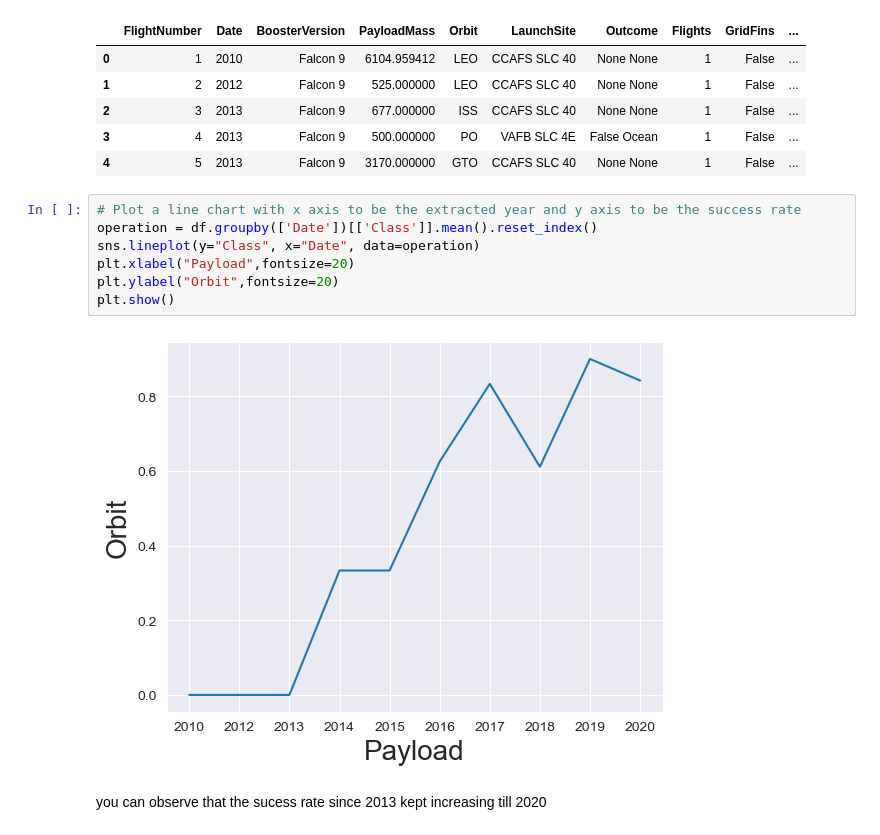
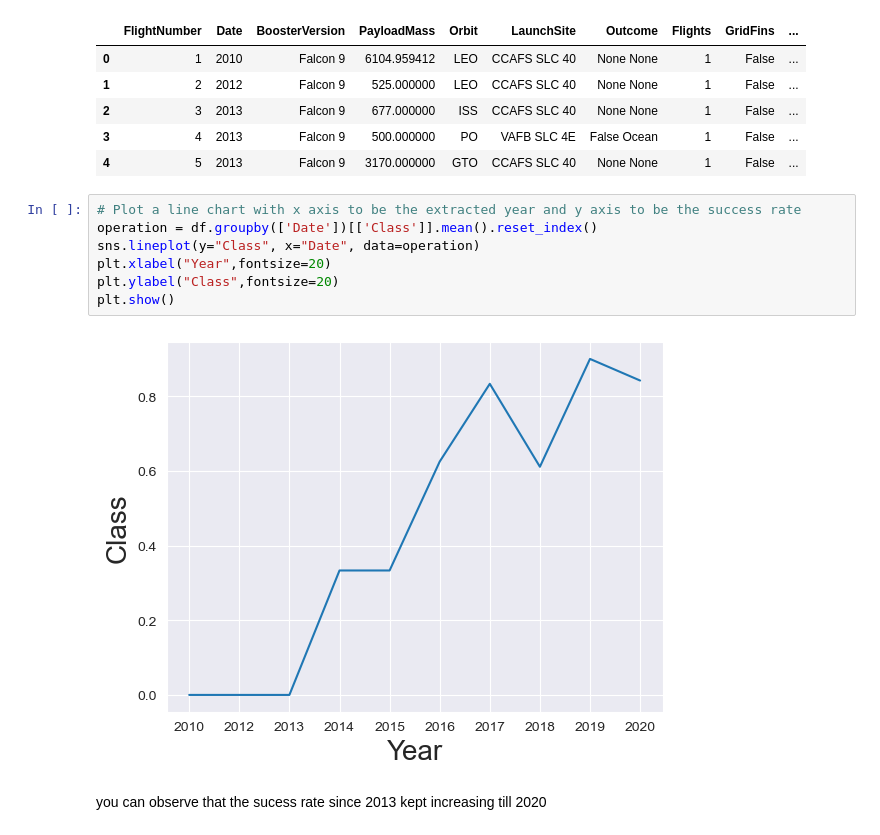
Before and after one commit to AntonioHollerman/FinalCapstone, a Jupyter notebook: jupyter-labs-eda-dataviz.ipynb.jupyterlite.ipynb, the cells around one changed output. Drawn from its saved outputs; the diff is of its cells as text.

```diff
--- a/jupyter-labs-eda-dataviz.ipynb.jupyterlite.ipynb
+++ b/jupyter-labs-eda-dataviz.ipynb.jupyterlite.ipynb
@@ -179,12 +179,12 @@ df.head()
 # %%
 # Plot a line chart with x axis to be the extracted year and y axis to be the success rate
 operation = df.groupby(['Date'])[['Class']].mean().reset_index()
 sns.lineplot(y="Class", x="Date", data=operation)
-plt.xlabel("Payload",fontsize=20)
-plt.ylabel("Orbit",fontsize=20)
+plt.xlabel("Year",fontsize=20)
+plt.ylabel("Class",fontsize=20)
 plt.show()
 # %% [output]
-[figure, old version]
+[figure, new version]
 # %% [markdown]
 you can observe that the sucess rate since 2013 kept increasing till 2020
 # %%
```
Also changed, not shown: parts of 1 cell of this notebook, 3 other files.
